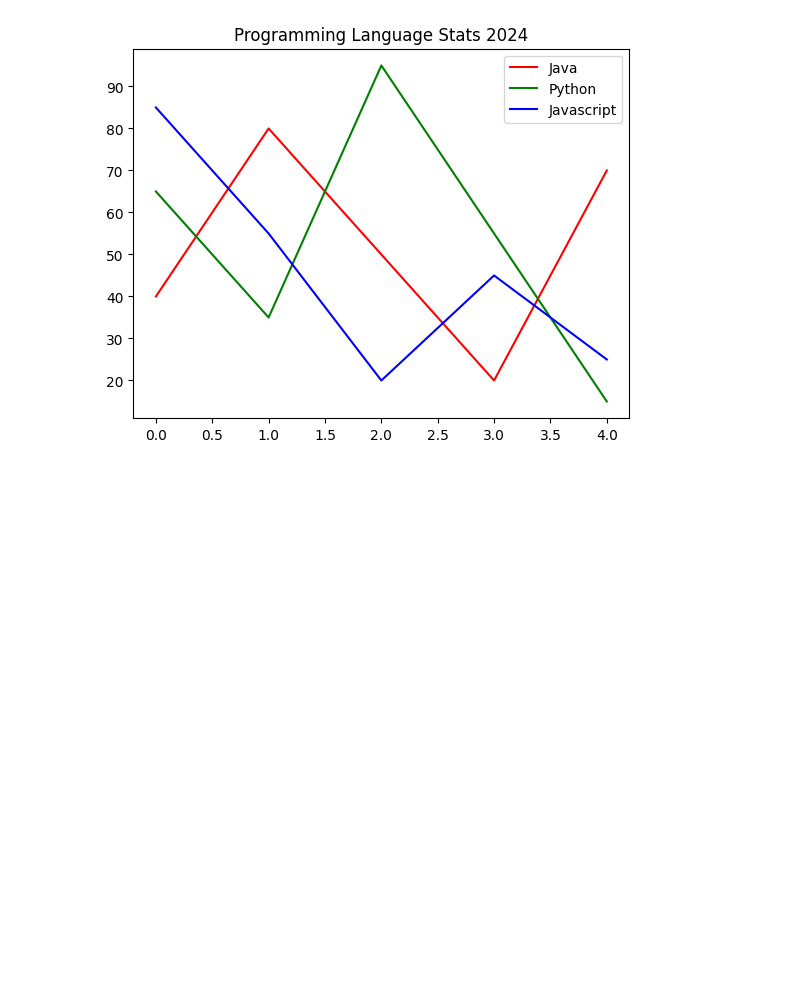
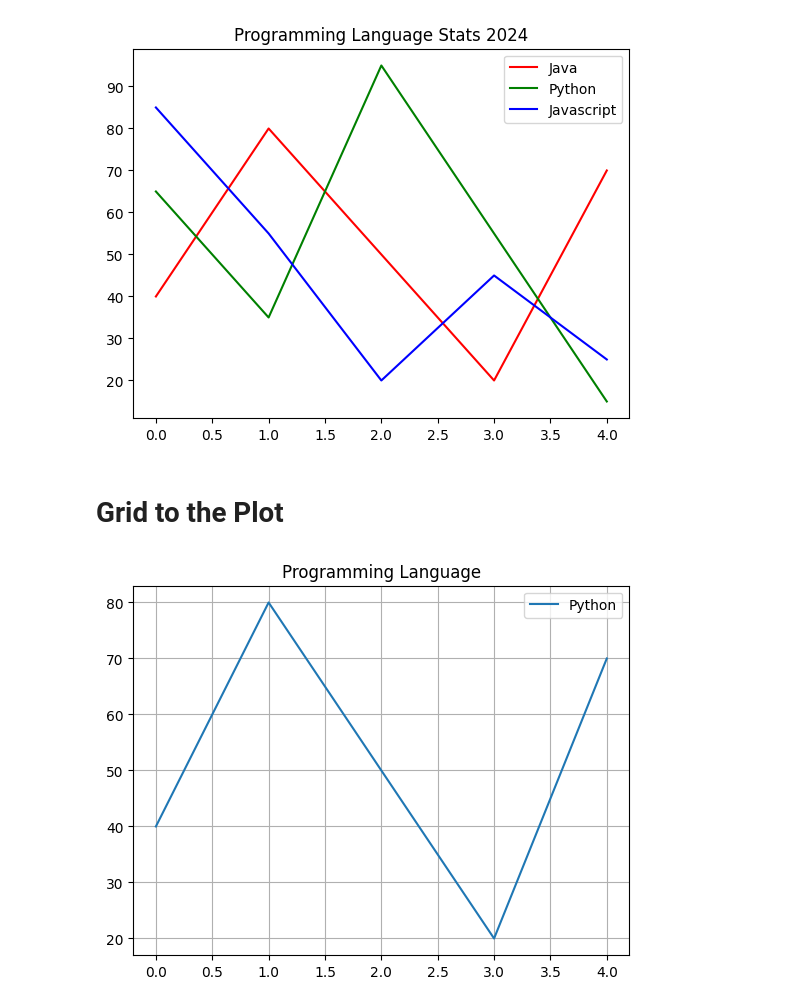
Before and after one commit to abidkk/Matplotlib-Python, a Jupyter notebook: plot2.ipynb, the cells around one changed output. Saved outputs shown, nothing was run; the diff lists cells and outputs as text; code cells hidden in the pictures; blank space fills up the shorter version.

```diff
--- a/plot2.ipynb
+++ b/plot2.ipynb
@@ -127,3 +127,14 @@ plt.legend()
 plt.show()
 # %% [output]
 [figure]
+# %% [markdown]
+# Grid to the Plot
+# %%
+x = [40,80,50,20,70]
+plt.title("Programming Language")
+plt.plot(x, label="Python")
+plt.legend()
+plt.grid()
+plt.show()
+# %% [output]
+[figure, added]
```
Also changed, not shown: parts of 4 cells of this notebook.
